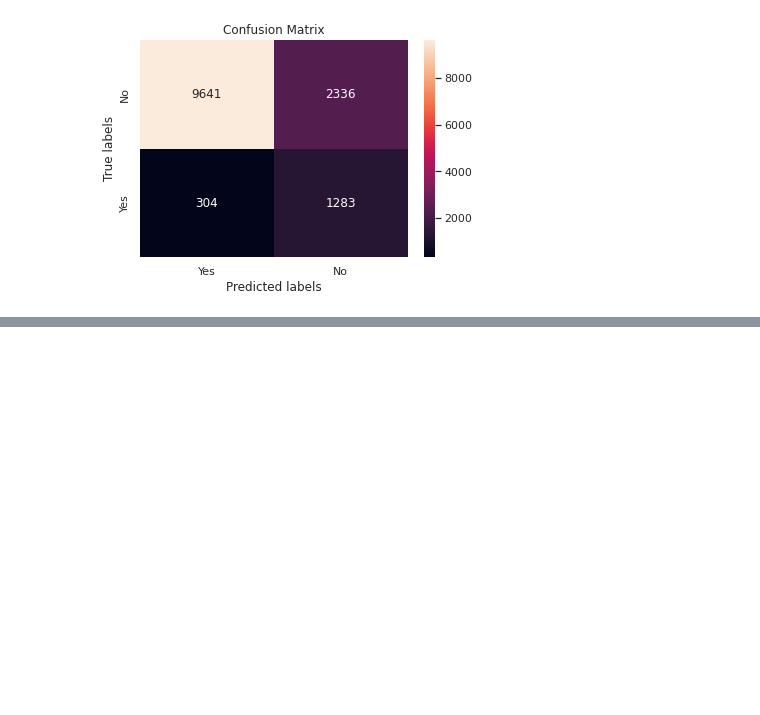
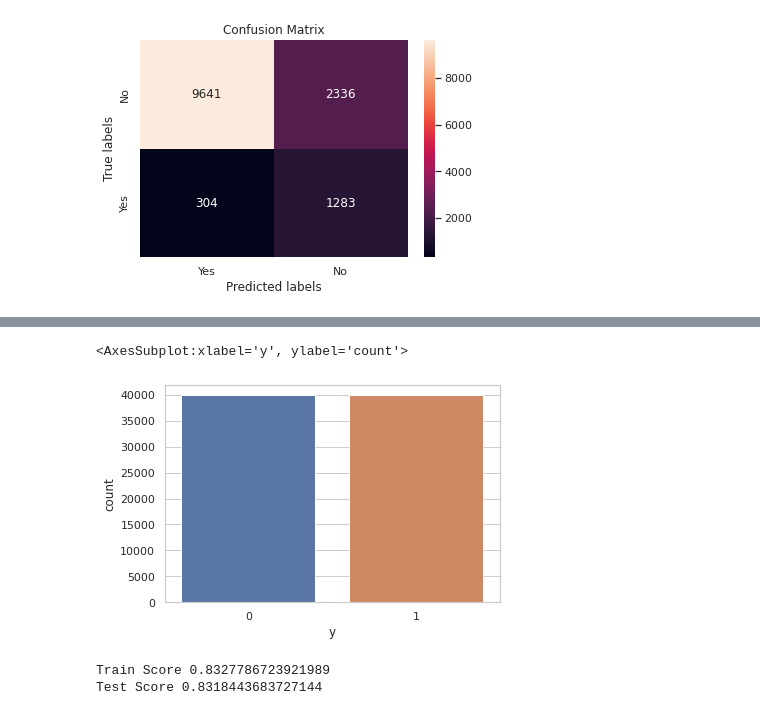
Before and after one commit to SalisEduardo/Cases-Machine-Learning, a Jupyter notebook: Negócios/Bank Marketing Data Set/resolução.ipynb, the cells around one changed output, grey strips where cells are left out. Saved outputs shown, nothing was run; the diff lists cells and outputs as text; code cells hidden in the pictures; blank space fills up the shorter version.

```diff
--- a/Negócios/Bank Marketing Data Set/resolução.ipynb
+++ b/Negócios/Bank Marketing Data Set/resolução.ipynb
@@ -695,0 +798,47 @@ ax.xaxis.set_ticklabels(['Yes', 'No']); ax.yaxis.set_ticklabels(['No', 'Yes']);
+# %%
+from sklearn.utils import resample
+
+mask = bank_data["y"] == 1
+yes_df = bank_data[mask]
+no_df = bank_data[~mask]
+
+df_upsample = resample(
+    yes_df,
+    replace=True,
+    n_samples=len(no_df),
+    random_state = 14
+)
+
+bank_data_upsampled = pd.concat([no_df,df_upsample])
+# %%
+sns.countplot(x="y", data = bank_data_upsampled) # checando a proporção dos dados
+# %% [output]
+<AxesSubplot:xlabel='y', ylabel='count'>
+[figure, added]
+# %%
+full_pipeline_v4 = ColumnTransformer([
+    ("num",MinMaxScaler(),numericas),
+    ("cat",OneHotEncoder(),categoricas)
+])
+
+full_pipeline_v4
+
+X_v4 = bank_data_upsampled.copy().drop("y",axis=1)
+X_v4 = full_pipeline_v4.fit_transform(X_v4)
+
+y_v4 = bank_data_upsampled["y"].values
+
+X_train_v4, X_test_v4, y_train_v4, y_test_v4 = train_test_split(X_v4,y_v4,
+            stratify=y_v4 , random_state=14, test_size=0.3)
+
+
+
+lr_v4 = LogisticRegression(max_iter=500)
+lr_v4.fit(X_train_v4,y_train_v4)
+print("Train Score",lr_v4.score(X_train_v4,y_train_v4))
+print("Test Score",lr_v4.score(X_test_v4,y_test_v4))
+y_pred_v4 = lr_v4.predict(X_test_v4)
+y_pred_prob_v4 = lr_v4.predict_proba(X_test_v4)[:,1]
+# %% [output]
+Train Score 0.8327786723921989
+Test Score 0.8318443683727144
```
Also changed, not shown: parts of 41 cells of this notebook.
